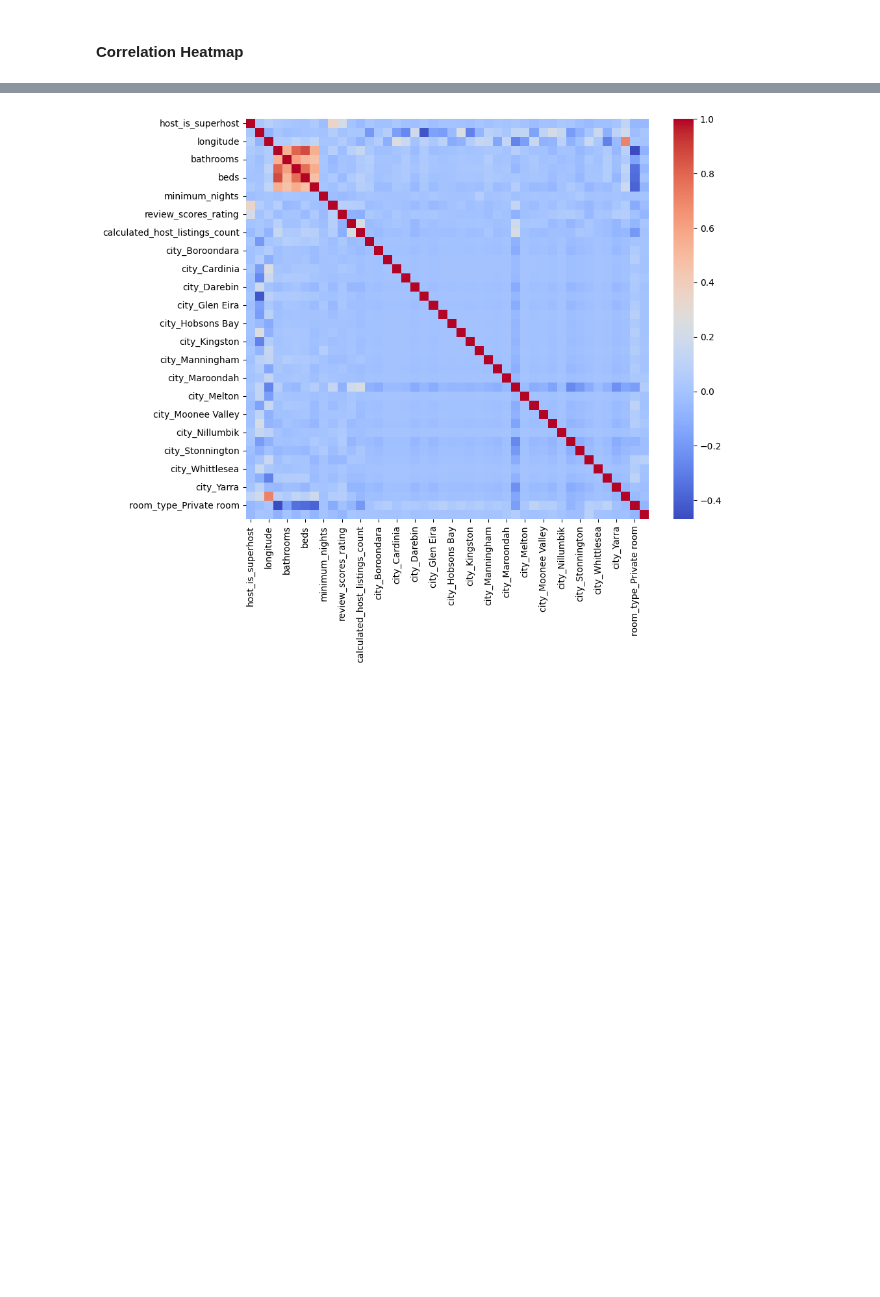
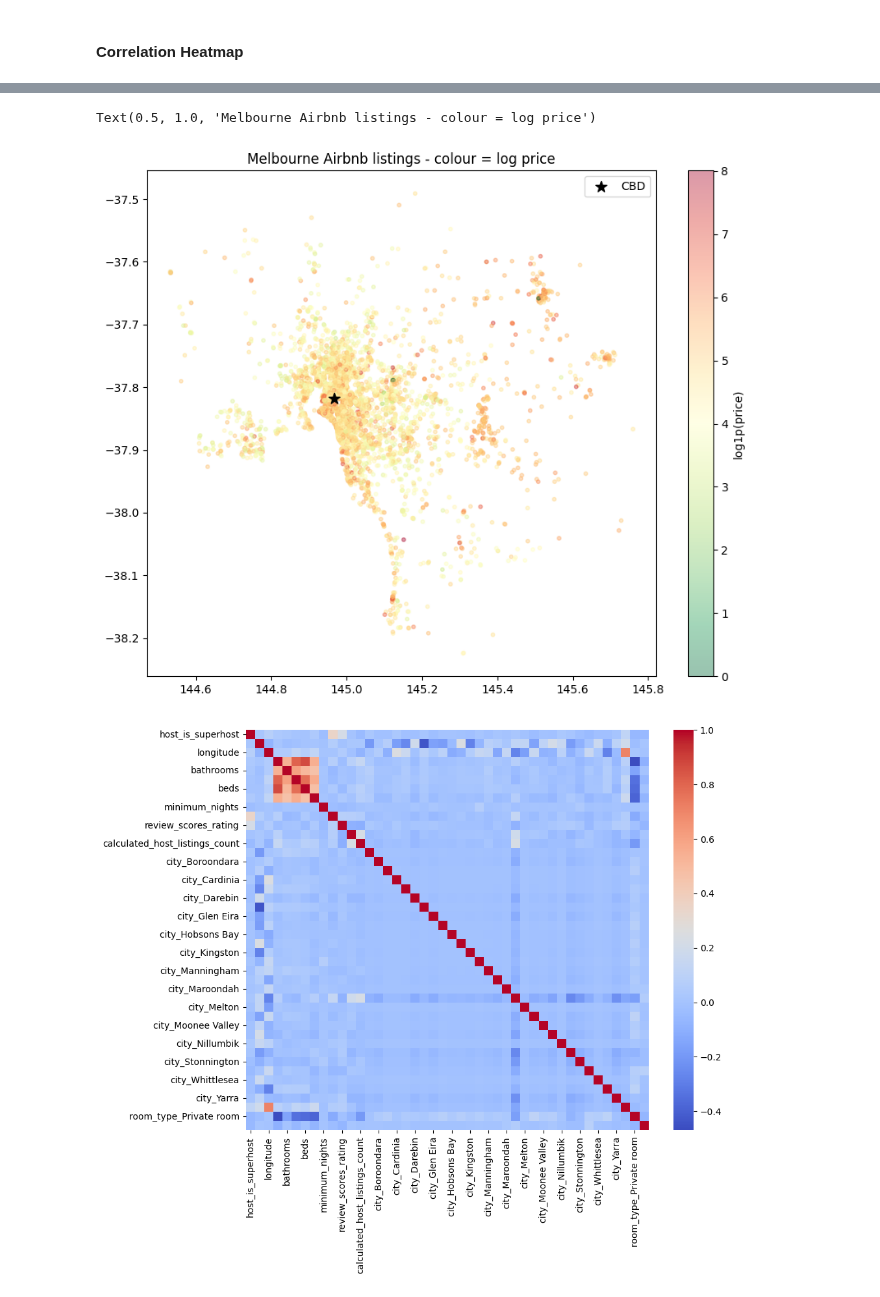
Before and after one commit to wadamiru/manual-ml, a Jupyter notebook: projects/regression/notebooks/airbnb_price_pred.ipynb, the cells around one changed output, grey strips where cells are left out. Drawn from its saved outputs; the diff is of its cells as text; code cells hidden in the pictures; blank space fills up the shorter version.

```diff
--- a/projects/regression/notebooks/airbnb_price_pred.ipynb
+++ b/projects/regression/notebooks/airbnb_price_pred.ipynb
@@ -246,3 +266,16 @@ plt.tight_layout()
+# %%
+plt.figure(figsize=(10, 8))
+sc = plt.scatter(df_tr['longitude'], df_tr['latitude'],
+                 c=np.log1p(df_tr['price']), cmap='RdYlGn_r',
+                 alpha=0.4, s=10)
+plt.colorbar(sc, label='log1p(price)')
+# Mark CBD
+plt.scatter([144.9671], [-37.8183], c='black', s=100, marker='*', label='CBD')
+plt.legend()
+plt.title('Melbourne Airbnb listings - colour = log price')
+# %% [output]
+Text(0.5, 1.0, 'Melbourne Airbnb listings - colour = log price')
+[figure, added]
 # %%
 plt.figure(figsize=(10, 8))
 sns.heatmap(df_tr.corr(), cmap="coolwarm")
```
Also changed, not shown: parts of 4 cells of this notebook.
